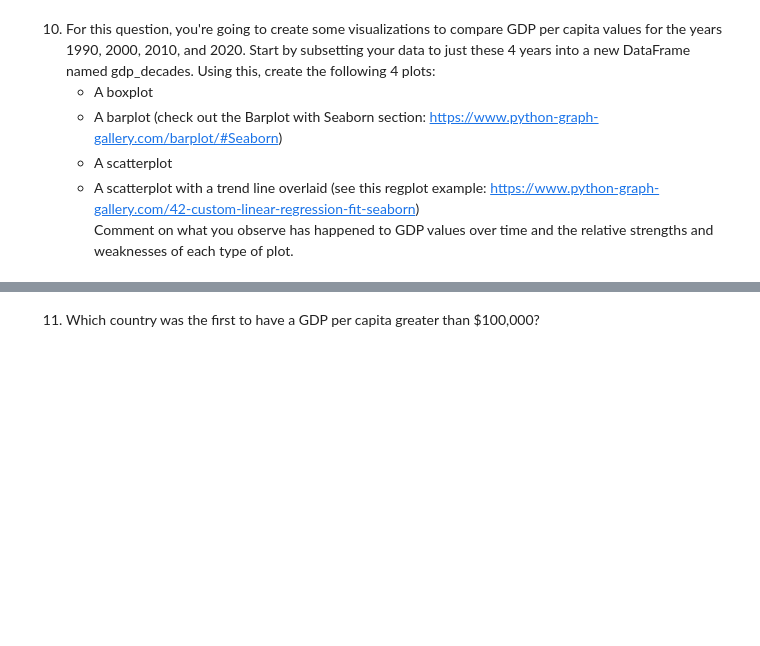
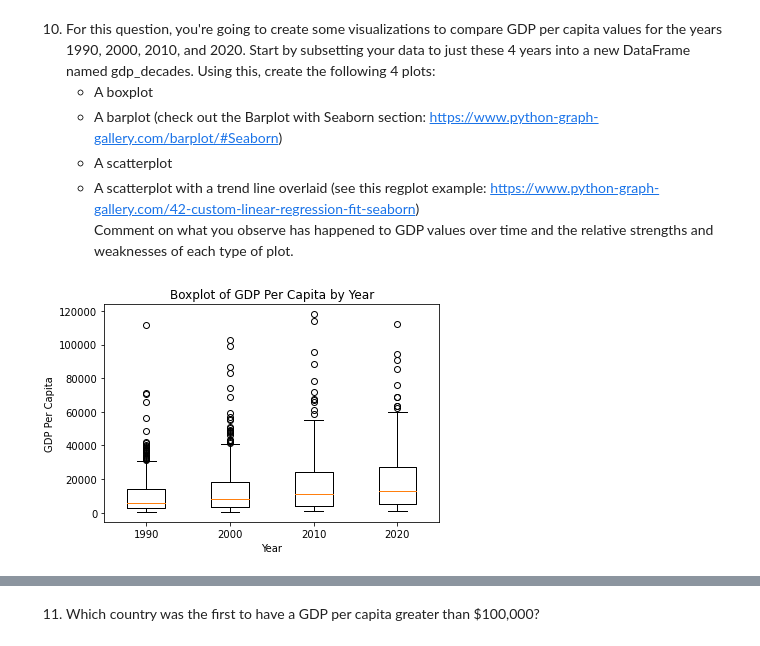
Before and after one commit to NSS-Data-Analytics-Cohort-8/gdp-and-internet-usage-Travis37115, a Jupyter notebook: notebooks/gdp_internet.ipynb, the cells around one changed output, grey strips where cells are left out. Saved outputs shown, nothing was run; the diff lists cells and outputs as text; code cells hidden in the pictures; blank space fills up the shorter version.

```diff
--- a/notebooks/gdp_internet.ipynb
+++ b/notebooks/gdp_internet.ipynb
@@ -102,3 +106,16 @@ plt.show()
 	* A scatterplot
 	* A scatterplot with a trend line overlaid (see this regplot example: https://www.python-graph-gallery.com/42-custom-linear-regression-fit-seaborn)
 Comment on what you observe has happened to GDP values over time and the relative strengths and weaknesses of each type of plot.
+# %%
+gdp_decades = gdp_df[gdp_df['Year'].isin([1990, 2000, 2010, 2020])]
+plt.boxplot([gdp_decades[gdp_decades['Year']==1990]['GDP_Per_Capita'],
+             gdp_decades[gdp_decades['Year']==2000]['GDP_Per_Capita'],
+             gdp_decades[gdp_decades['Year']==2010]['GDP_Per_Capita'],
+             gdp_decades[gdp_decades['Year']==2020]['GDP_Per_Capita']])
+plt.xticks([1, 2, 3, 4], ['1990', '2000', '2010', '2020'])
+plt.xlabel('Year')
+plt.ylabel('GDP Per Capita')
+plt.title('Boxplot of GDP Per Capita by Year')
+plt.show()
+# %% [output]
+[figure, added]
```
Also changed, not shown: parts of 4 cells of this notebook.
